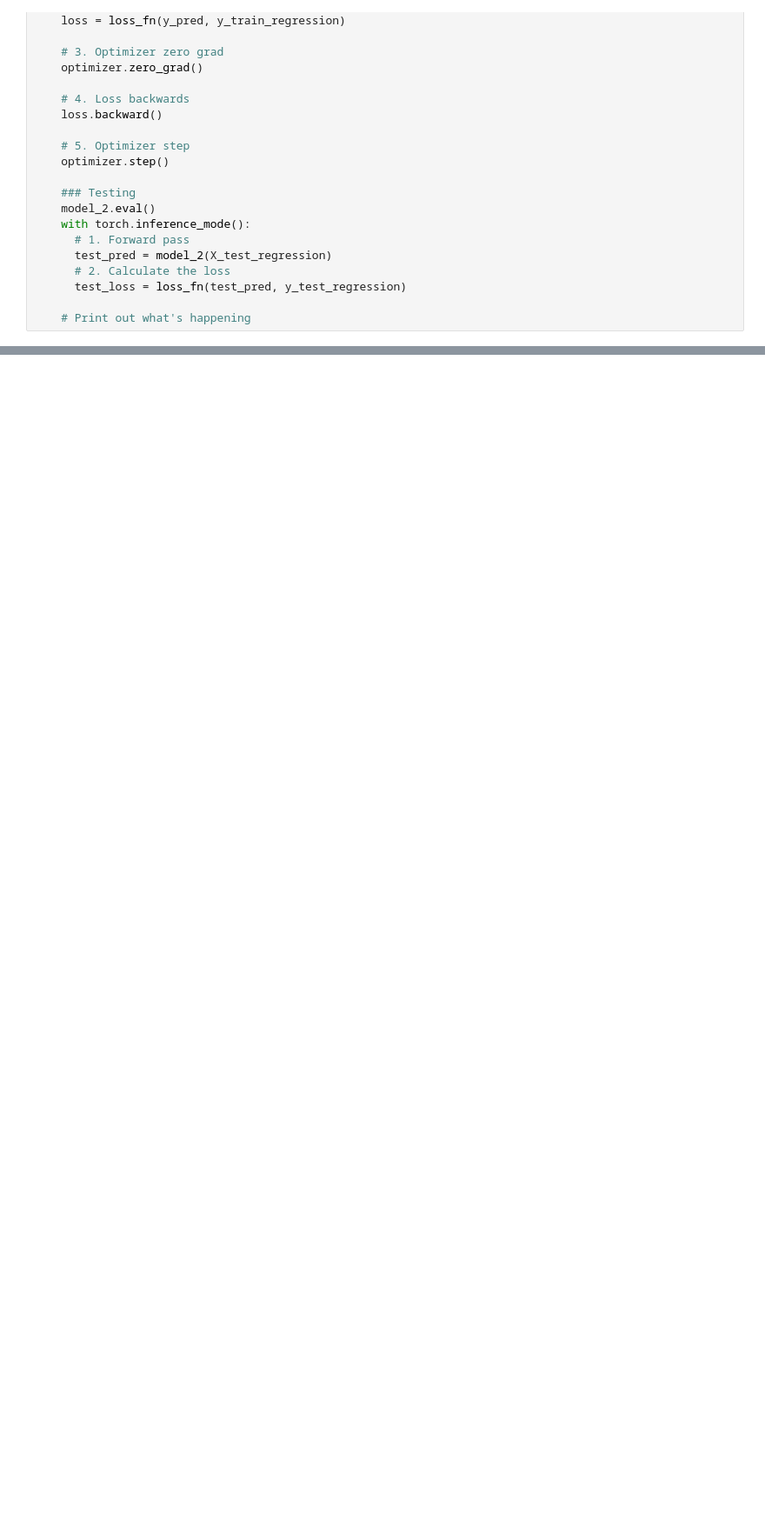
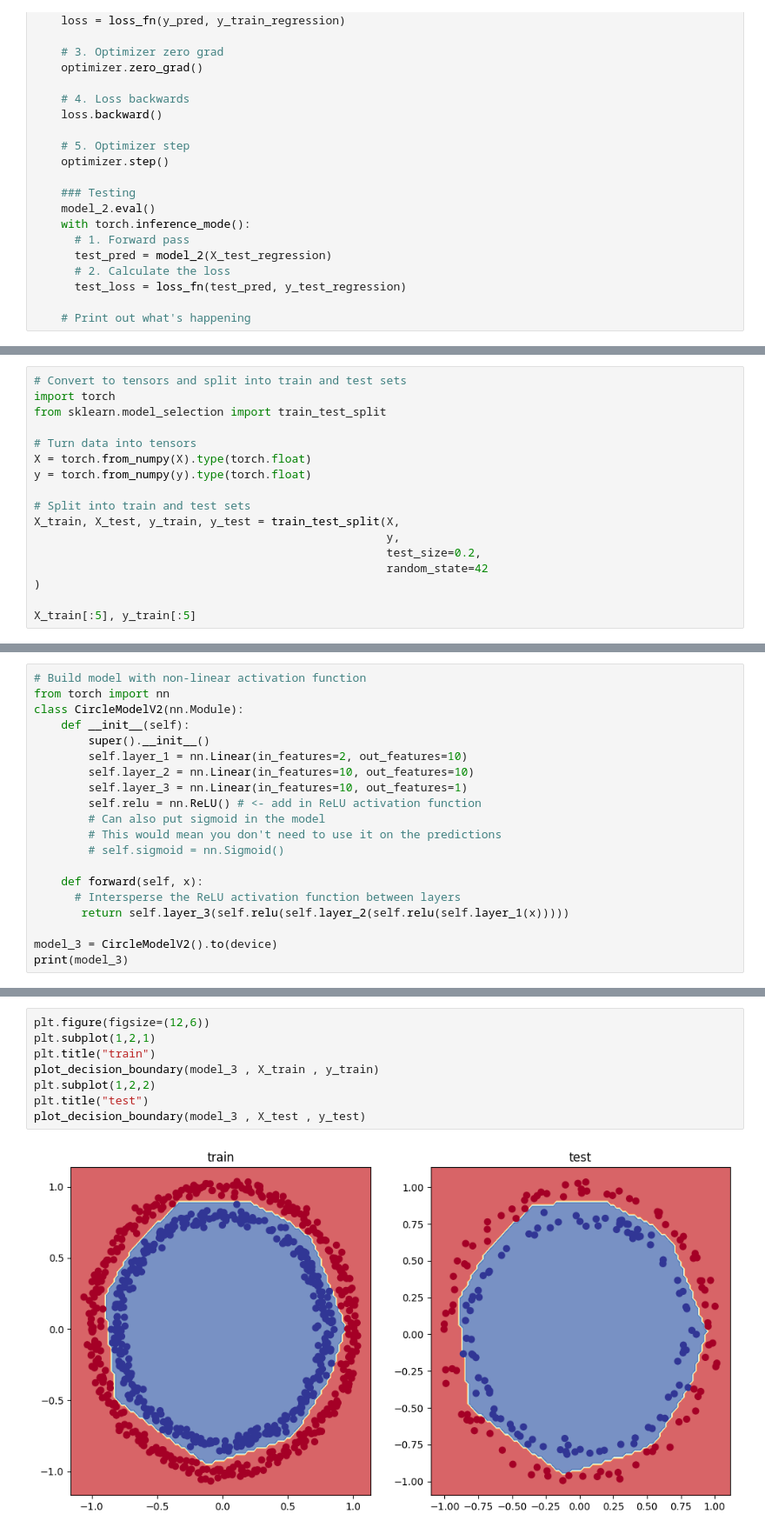
Before and after one commit to sanjaya999/Pytorch, a Jupyter notebook: neuralNetworkClassification.ipynb, the cells around one changed output, grey strips where cells are left out. Shown: that part at 87% size. Cells and saved outputs as stored; diff of their text form; blank space fills up the shorter version.

```diff
--- a/neuralNetworkClassification.ipynb
+++ b/neuralNetworkClassification.ipynb
@@ -552,0 +558,17 @@ plot_predictions(train_data=X_train_regression.cpu(),
+# %%
+# Convert to tensors and split into train and test sets
+import torch
+from sklearn.model_selection import train_test_split
+
+# Turn data into tensors
+X = torch.from_numpy(X).type(torch.float)
+y = torch.from_numpy(y).type(torch.float)
+
+# Split into train and test sets
+X_train, X_test, y_train, y_test = train_test_split(X,
+                                                    y,
+                                                    test_size=0.2,
+                                                    random_state=42
+)
+
+X_train[:5], y_train[:5]
@@ -552,0 +582,20 @@ plot_predictions(train_data=X_train_regression.cpu(),
+# %%
+# Build model with non-linear activation function
+from torch import nn
+class CircleModelV2(nn.Module):
+    def __init__(self):
+        super().__init__()
+        self.layer_1 = nn.Linear(in_features=2, out_features=10)
+        self.layer_2 = nn.Linear(in_features=10, out_features=10)
+        self.layer_3 = nn.Linear(in_features=10, out_features=1)
+        self.relu = nn.ReLU() # <- add in ReLU activation function
+        # Can also put sigmoid in the model
+        # This would mean you don't need to use it on the predictions
+        # self.sigmoid = nn.Sigmoid()
+
+    def forward(self, x):
+      # Intersperse the ReLU activation function between layers
+       return self.layer_3(self.relu(self.layer_2(self.relu(self.layer_1(x)))))
+
+model_3 = CircleModelV2().to(device)
+print(model_3)
@@ -552,0 +659,10 @@ plot_predictions(train_data=X_train_regression.cpu(),
+# %%
+plt.figure(figsize=(12,6))
+plt.subplot(1,2,1)
+plt.title("train")
+plot_decision_boundary(model_3 , X_train , y_train)
+plt.subplot(1,2,2)
+plt.title("test")
+plot_decision_boundary(model_3 , X_test , y_test)
+# %% [output]
+[figure, added]
```
Also changed, not shown: parts of 22 cells of this notebook.
